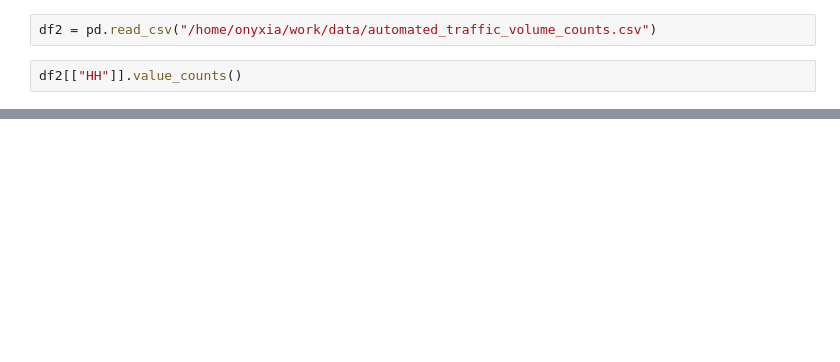
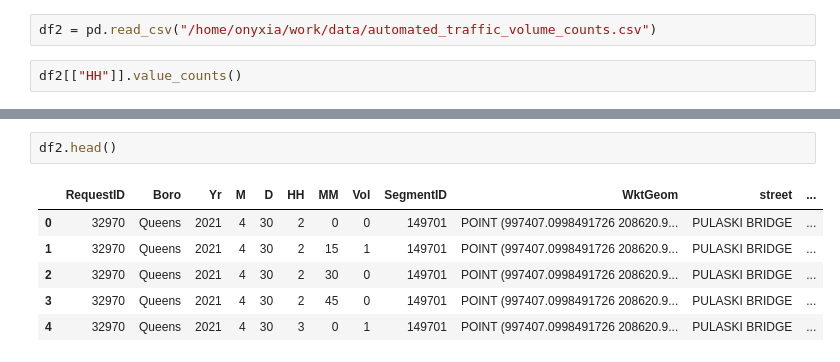
Before and after one commit to kwame-mbobda-kuate/kurisue, a Jupyter notebook: stats_descriptives.ipynb, the cells around one changed output, grey strips where cells are left out. Drawn from its saved outputs; the diff is of its cells as text; blank space fills up the shorter version.

```diff
--- a/stats_descriptives.ipynb
+++ b/stats_descriptives.ipynb
@@ -18,0 +51,9 @@ df2[["MM"]].value_counts()
+# %%
+df2.head()
+# %% [output]
+|  | RequestID | Boro | Yr | M | D | HH | MM | Vol | SegmentID | WktGeom | street | ... |
+| 0 | 32970 | Queens | 2021 | 4 | 30 | 2 | 0 | 0 | 149701 | POINT (997407.0998491726 208620.9... | PULASKI BRIDGE | ... |
+| 1 | 32970 | Queens | 2021 | 4 | 30 | 2 | 15 | 1 | 149701 | POINT (997407.0998491726 208620.9... | PULASKI BRIDGE | ... |
+| 2 | 32970 | Queens | 2021 | 4 | 30 | 2 | 30 | 0 | 149701 | POINT (997407.0998491726 208620.9... | PULASKI BRIDGE | ... |
+| 3 | 32970 | Queens | 2021 | 4 | 30 | 2 | 45 | 0 | 149701 | POINT (997407.0998491726 208620.9... | PULASKI BRIDGE | ... |
+| 4 | 32970 | Queens | 2021 | 4 | 30 | 3 | 0 | 1 | 149701 | POINT (997407.0998491726 208620.9... | PULASKI BRIDGE | ... |
```
Also changed, not shown: parts of 12 cells of this notebook.
